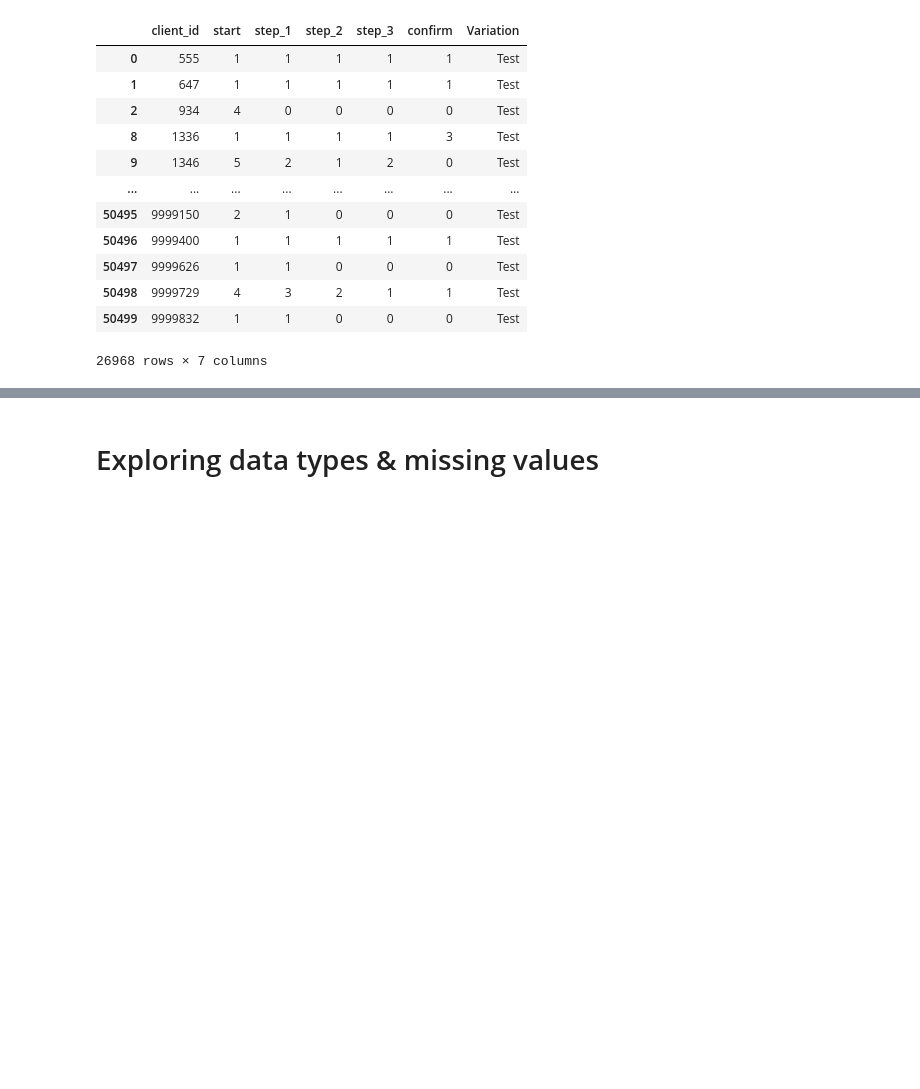
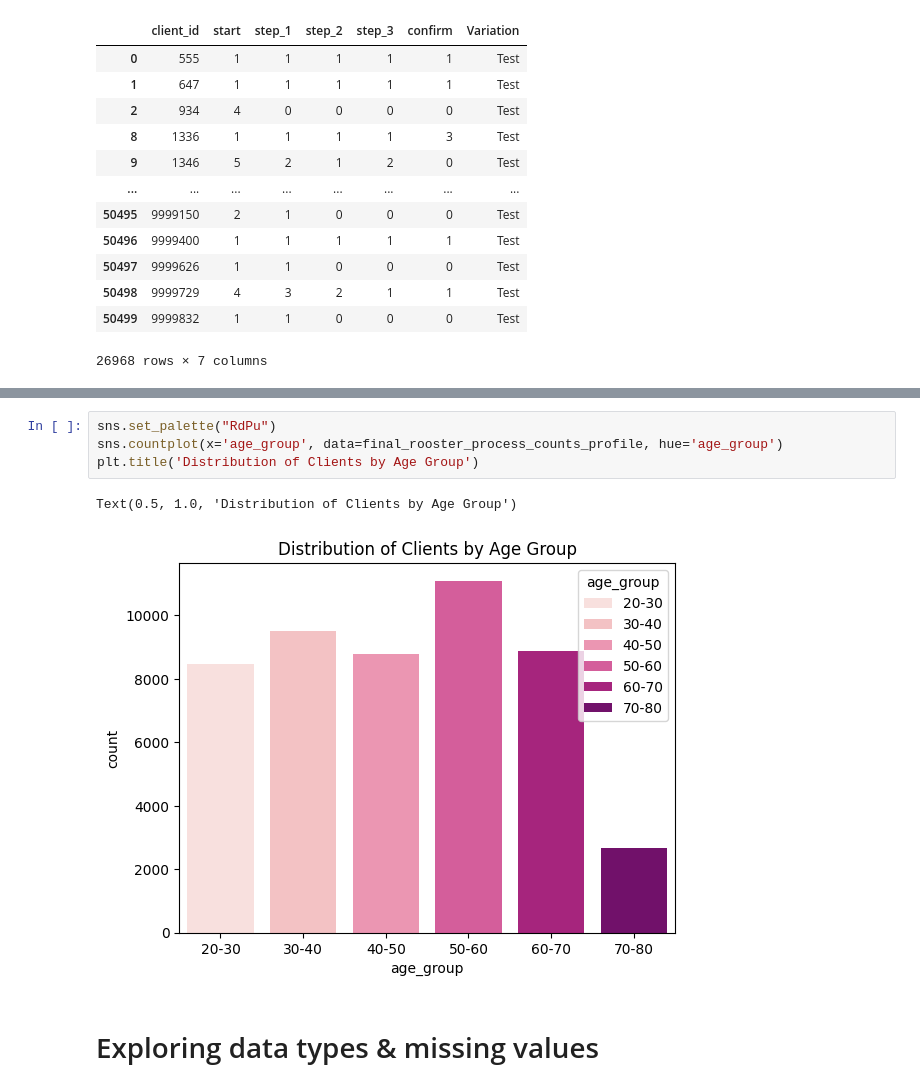
Before and after one commit to nlewism/Project-A-B-Testing-Analysis, a Jupyter notebook: src/jupyter notebook/Data Wrangling.ipynb, the cells around one changed output, grey strips where cells are left out. Drawn from its saved outputs; the diff is of its cells as text; blank space fills up the shorter version.

```diff
--- a/src/jupyter notebook/Data Wrangling.ipynb
+++ b/src/jupyter notebook/Data Wrangling.ipynb
@@ -160,3 +817,10 @@ test_df
+# %%
+sns.set_palette("RdPu")
+sns.countplot(x='age_group', data=final_rooster_process_counts_profile, hue='age_group')
+plt.title('Distribution of Clients by Age Group')
+# %% [output]
+Text(0.5, 1.0, 'Distribution of Clients by Age Group')
+[figure, added]
 # %% [markdown]
 # Exploring data types & missing values
 # %%
```
Also changed, not shown: parts of 58 cells of this notebook.
